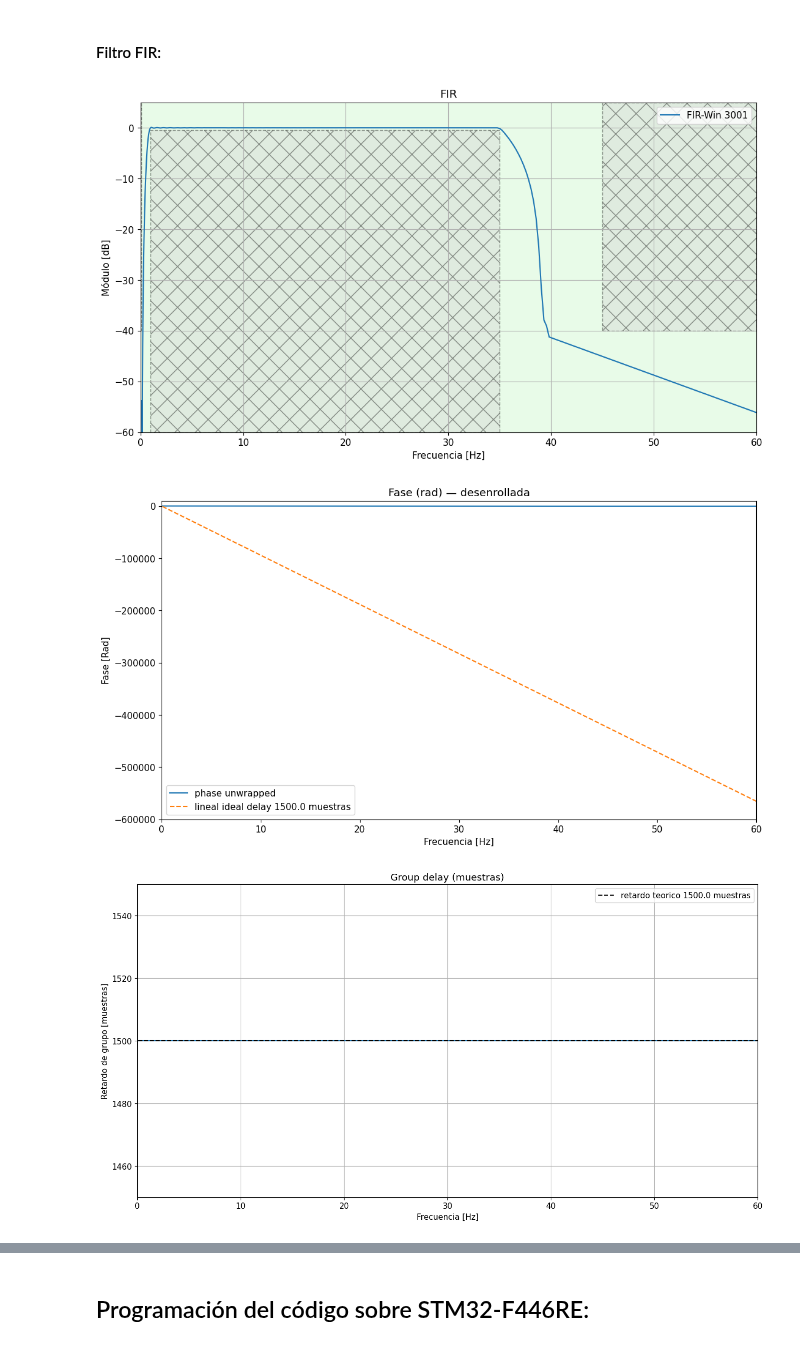
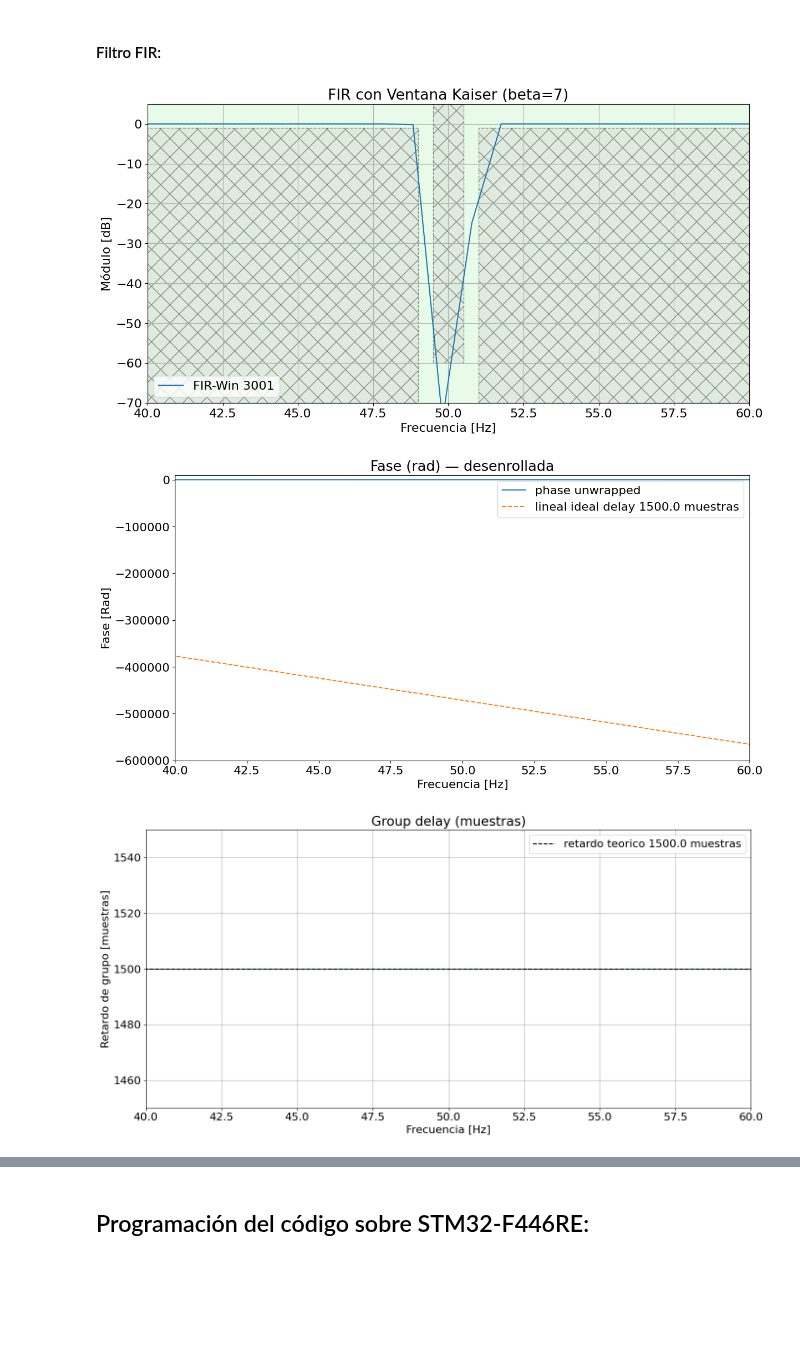
Before and after one commit to mrsilvosa/FRBA, a Jupyter notebook: TP2_digital_RODRIGUEZ_SILVOSA/TP2_digital_RODRIGUEZ_SILVOSA.ipynb, the cells around one changed output, grey strips where cells are left out. Saved outputs shown, nothing was run; the diff lists cells and outputs as text; code cells hidden in the pictures; blank space fills up the shorter version.

```diff
--- a/TP2_digital_RODRIGUEZ_SILVOSA/TP2_digital_RODRIGUEZ_SILVOSA.ipynb
+++ b/TP2_digital_RODRIGUEZ_SILVOSA/TP2_digital_RODRIGUEZ_SILVOSA.ipynb
@@ -116,8 +114,8 @@ _ = plt.legend()
 #### Filtro IIR:
 # %%
 # Variables
-ripple_iterado = 0.4 # dB
-atenuacion_iterado = 40 # dB
+ripple_iterado = 1 # dB
+atenuacion_iterado = 60 # dB
 
 sos_iir = sig.iirdesign(wp=[wp1,wp2],ws=[ws1,ws2],gpass=ripple_iterado, gstop=atenuacion_iterado, output='sos', analog=False, ftype='cheby1', fs = fs)
 
@@ -139,11 +137,11 @@ plt.title('IIR')
 plt.xlabel('Frecuencia [Hz]')
 plt.ylabel('Módulo [dB]')
 plt.grid()
-plt.axis([0, 60, -60, 5 ]);
+plt.axis([40, 60, -70, 5 ]);
 
 axes_hdl = plt.gca()
 
-plot_plantilla(filter_type = 'bandpass', fpass = (wp1, wp2), fstop =  (ws1, ws2), ripple = ripple, attenuation = atenuacion, fs = fs)
+plot_plantilla(filter_type = 'bandstop', fpass = (wp1, wp2), fstop =  (ws1, ws2), ripple = ripple, attenuation = atenuacion, fs = fs)
 _ = axes_hdl.legend()
 plt.show()
 
@@ -173,7 +171,7 @@ plt.plot(w_rad, phase_unwrapped, label='phase unwrapped')
 plt.title('Fase (rad) — desenrollada')
 
 plt.xlabel('Frecuencia [Hz]')
-plt.xlim(0, min(0.5*fs, 60))
+plt.xlim(40, 60)
 plt.ylabel('Fase [Rad]')
 plt.grid()
 #plt.axis([0, 60, -60, 5 ]);
@@ -188,7 +186,7 @@ plt.show()
 plt.figure(1, figsize=(fig_sz_x, fig_sz_y))
 plt.plot(w_gd, gd)
 plt.title('Group delay (muestras)')
-plt.xlim(0, min(0.5*fs, 60))
+plt.xlim(40, 60)
 plt.xlabel('Frecuencia [Hz]')
 plt.ylabel('Retardo de grupo [muestras]')
 
@@ -227,20 +225,12 @@ cant_coeficientes = 3001 # 1501 default
 
 # default: wp1=.1Hz , ws1=1Hz , wp2=35Hz , ws2=45Hz
 
-ws1_fir = 0.1
-wp1_fir = 0.5
-ws2_fir = 0.7
-wp2_fir = 1
-wp3_fir = 35
-ws3_fir = 39
-wp4_fir = 41
-ws4_fir = 45
+# Define frequencies for a 50Hz notch with 1Hz bandwidth (adjusted for stricter compliance)
+# Based on plantilla: wp1=49, wp2=51.0 (passband edges), ws1=49.5, ws2=50.5 (stopband edges)
+# Added 4 intermediate frequencies with gain 0 to ensure 60dB attenuation.
+frecuencias = [0, 48.2, 49.2, 49.3, 49.4, 49.5, 49.6, 49.7, 49.8, 49.9, 50.0, 50.1, 50.2, 50.3, 50.4, 50.5, 50.6, 50.7, 50.8, 50.9, 51.0, 51.1, 51.2, 52.2, nyq_frec]
 
-freqs = [ws1_fir, wp1_fir, ws2_fir, wp2_fir, wp3_fir, ws3_fir, wp4_fir, ws4_fir]
-
-frecuencias = [0, ws1_fir, wp1_fir, ws2_fir, wp2_fir, wp3_fir, ws3_fir, wp4_fir, ws4_fir, nyq_frec]
-
-ganancia = [0, 0, 0.01, 1, 1, 1, 0.015, 0, 0, 0]
+ganancia = [1, 1, 1, 0, 0, 0, 0, 0, 0, 0, 0, 0, 0, 0, 0, 0, 0, 0, 0, 0, 0, 0, 1, 1, 1] # Strict pass/stop gain values for 60dB attenuation
 
 #ventana = ('chebwin', 80)
 
@@ -252,7 +242,7 @@ ganancia = [0, 0, 0.01, 1, 1, 1, 0.015, 0, 0, 0]
 
 #ventana = 'taylor'
 
-ventana = ('kaiser', 2.9)
+ventana = ('kaiser', 5)
 
 #ventana = 'hamming'
 
@@ -264,10 +254,11 @@ num_win = sig.firwin2(cant_coeficientes, freq = frecuencias, gain = ganancia , w
 den = 1.0
 
 # muestreo el filtro donde me interesa verlo según la plantilla.
-w  = np.append(np.logspace(-1, 0.8, 250), np.logspace(0.9, 1.6, 250) )
-w  = np.append(w, np.linspace(110, nyq_frec, 100, endpoint=True) )
+#w  = np.append(np.logspace(-1, 0.8, 250), np.logspace(0.9, 1.6, 250) )
+#w  = np.append(w, np.linspace(110, nyq_frec, 100, endpoint=True) )
 
-_, hh_win = sig.freqz(num_win, den, w, fs = fs)
+
+w, hh_win = sig.freqz(num_win, den, fs = fs)
 
 w_gd, gd = sig.group_delay((num_win, den), w=w, fs=fs)  # gd en muestras
 retardo_teorico = (cant_coeficientes - 1) / 2
@@ -294,16 +285,16 @@ h_from_filter = sig.lfilter(num_win, den, delta)  # debería coincidir con num_w
 plt.figure(1, figsize=(fig_sz_x, fig_sz_y))
 plt.plot(w, 20 * np.log10(abs(hh_win)), label='FIR-Win {:d}'.format(num_win.shape[0]))
 
-plt.title('FIR')
+plt.title('FIR con Ventana Kaiser (beta=7)')
 plt.xlabel('Frecuencia [Hz]')
 plt.ylabel('Módulo [dB]')
 plt.grid()
-plt.axis([0, 60, -60, 5 ]);
+plt.axis([40, 60, -70, 5 ]);
 
 axes_hdl = plt.gca()
 axes_hdl.legend()
 
-plot_plantilla(filter_type = 'bandpass', fpass = (wp1, wp2), fstop =  (ws1, ws2), ripple = ripple, attenuation = atenuacion, fs = fs)
+plot_plantilla(filter_type = 'bandstop', fpass = (wp1, wp2), fstop =  (ws1, ws2), ripple = ripple, attenuation = atenuacion, fs = fs)
 plt.show()
 
 plt.figure(1, figsize=(fig_sz_x, fig_sz_y))
@@ -311,7 +302,7 @@ plt.plot(w, phase_unwrapped, label='phase unwrapped')
 plt.plot(w, -2*np.pi*w*retardo_teorico, '--', label=f'lineal ideal delay {(retardo_teorico):.1f} muestras')
 plt.title('Fase (rad) — desenrollada')
 
-plt.xlim(0, min(0.5*fs, 60))
+plt.xlim(40, 60)
 plt.ylim(-600000, 10000)
 plt.xlabel('Frecuencia [Hz]')
 plt.ylabel('Fase [Rad]')
@@ -328,34 +319,34 @@ plt.show()
 plt.figure(1, figsize=(fig_sz_x, fig_sz_y))
 plt.plot(w_gd, gd)
 plt.hlines(retardo_teorico, xmin=w_gd.min(), xmax=w_gd.max(), colors='k',
            linestyles='--', label=f'retardo teorico {(retardo_teorico):.1f} muestras')
 plt.title('Group delay (muestras)')
 plt.xlabel('Frecuencia [Hz]')
 plt.ylabel('Retardo de grupo [muestras]')
 
-plt.xlim(0, min(0.5*fs, 60))
+plt.xlim(40, 60)
 plt.ylim(max(0, retardo_teorico-50), retardo_teorico+50)
 plt.legend()
 plt.grid()
 plt.tight_layout()
 plt.show()
 
 #axes_hdl = plt.gca()
 #axes_hdl.legend()
 # plt.grid()
 # _ = plt.legend()
 
 # Impulso (stem)
 plt.figure(figsize=(8,3))
 #plt.stem(np.arange(len(num_win)), num_win)
 plt.stem(h_from_filter)
 
 plt.title('Respuesta al impulso (coeficientes FIR)')
 plt.xlabel("Muestra (n)")
 plt.ylabel("Amplitud")
 plt.grid()
 plt.show()
 # %% [output]
-[figure, old version]
+[figure, new version]
-[figure, old version]
+[figure, new version]
-[figure, old version]
+[figure, new version]
```
Also changed, not shown: parts of 36 cells of this notebook, 1 other file.
